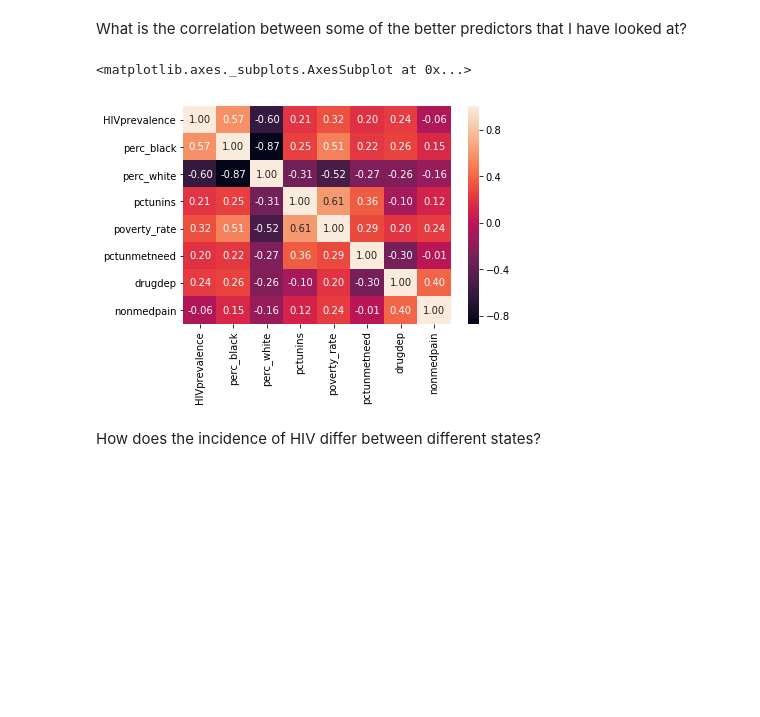
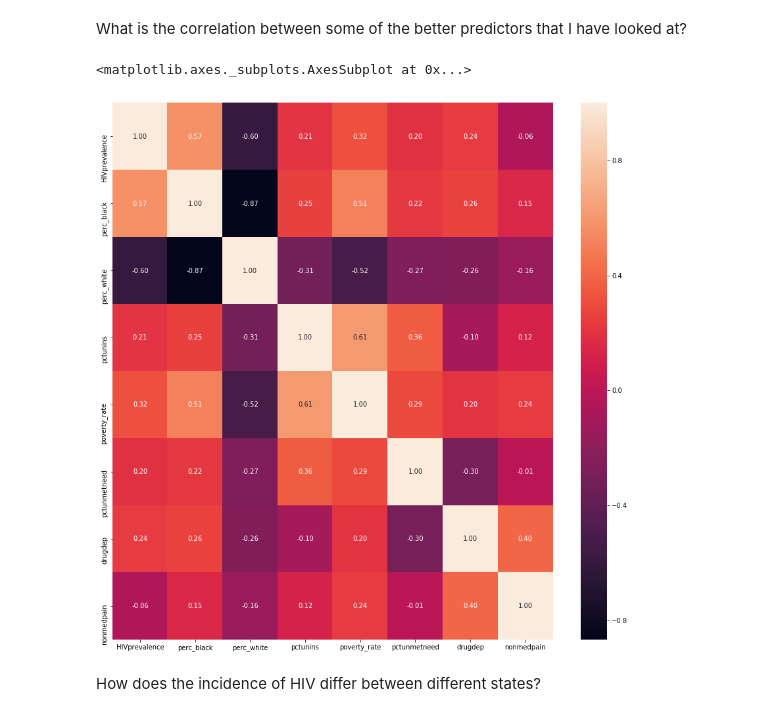
Before and after one commit to elogue01/Forecasting-HIV-Infections, a Jupyter notebook: EDA-presentation.ipynb, the cells around one changed output. Saved outputs shown, nothing was run; the diff lists cells and outputs as text; code cells hidden in the pictures; blank space fills up the shorter version.

```diff
--- a/EDA-presentation.ipynb
+++ b/EDA-presentation.ipynb
@@ -402,17 +402,18 @@ These associations are small but they may be important for particular communitie
 # %% [markdown]
 What is the correlation between some of the better predictors that I have looked at?
 # %%
+fig = plt.figure(figsize=(15,15))
 sns.heatmap(df_main_no_zero_outlier[['HIVprevalence',
                                     'perc_black',
                                     'perc_white',
                                     'pctunins',
                                     'poverty_rate',
                                     'pctunmetneed',
                                     'drugdep',
                                     'nonmedpain']].corr(), annot=True, fmt=".2f")
 # %% [output]
 <matplotlib.axes._subplots.AxesSubplot at 0x...>
-[figure, old version]
+[figure, new version]
 # %% [markdown]
 How does the incidence of HIV differ between different states?
 # %%
```
Also changed, not shown: parts of 20 cells of this notebook.
